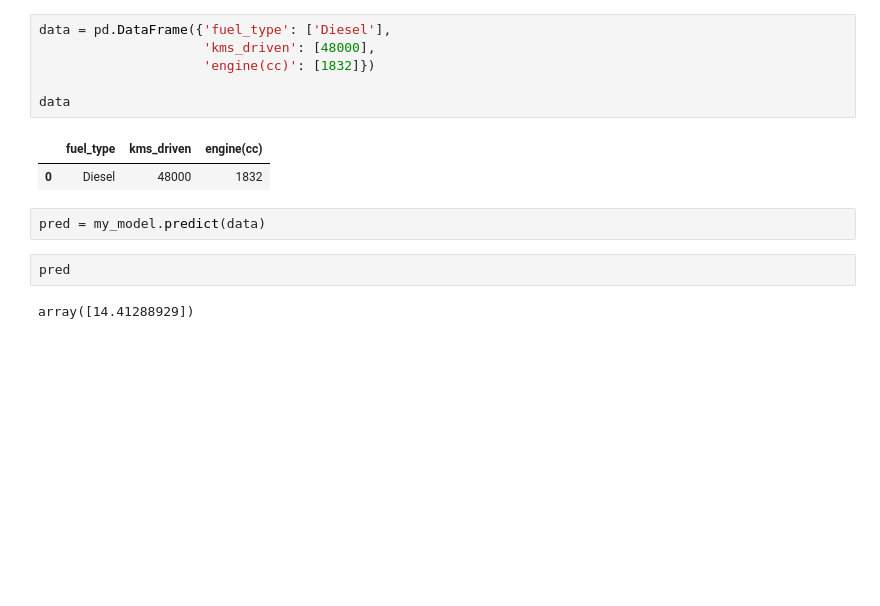
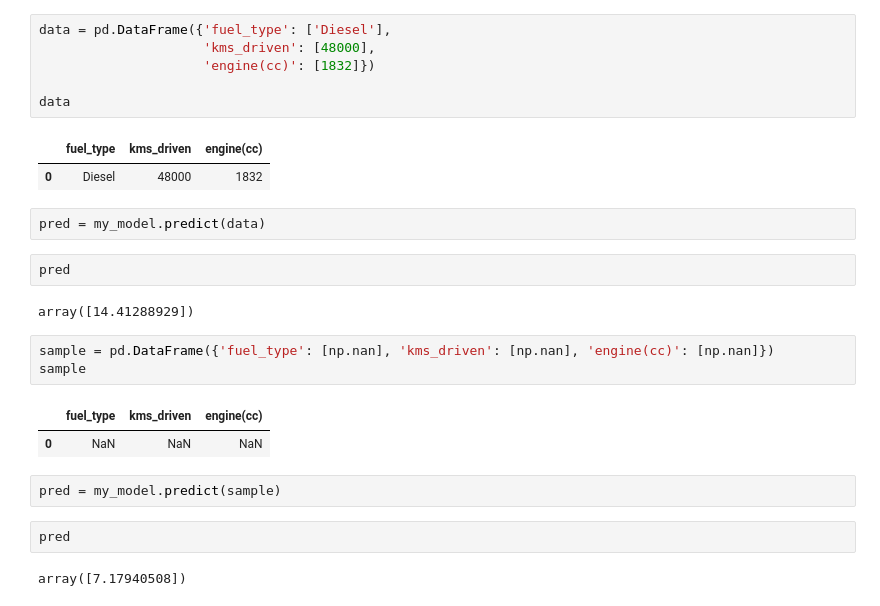
Before and after one commit to Shkum/IT_STEP, a Jupyter notebook: module3/Практика_лінійна_регресія2.ipynb, the cells around one changed output. Saved outputs shown, nothing was run; the diff lists cells and outputs as text; blank space fills up the shorter version.

```diff
--- a/module3/Практика_лінійна_регресія2.ipynb
+++ b/module3/Практика_лінійна_регресія2.ipynb
@@ -275,3 +275,15 @@ pred = my_model.predict(data)
 pred
 # %% [output]
 array([14.41288929])
+# %%
+sample = pd.DataFrame({'fuel_type': [np.nan], 'kms_driven': [np.nan], 'engine(cc)': [np.nan]})
+sample
+# %% [output]
+|  | fuel_type | kms_driven | engine(cc) |
+| 0 | NaN | NaN | NaN |
+# %%
+pred = my_model.predict(sample)
+# %%
+pred
+# %% [output]
+array([7.17940508])
```
